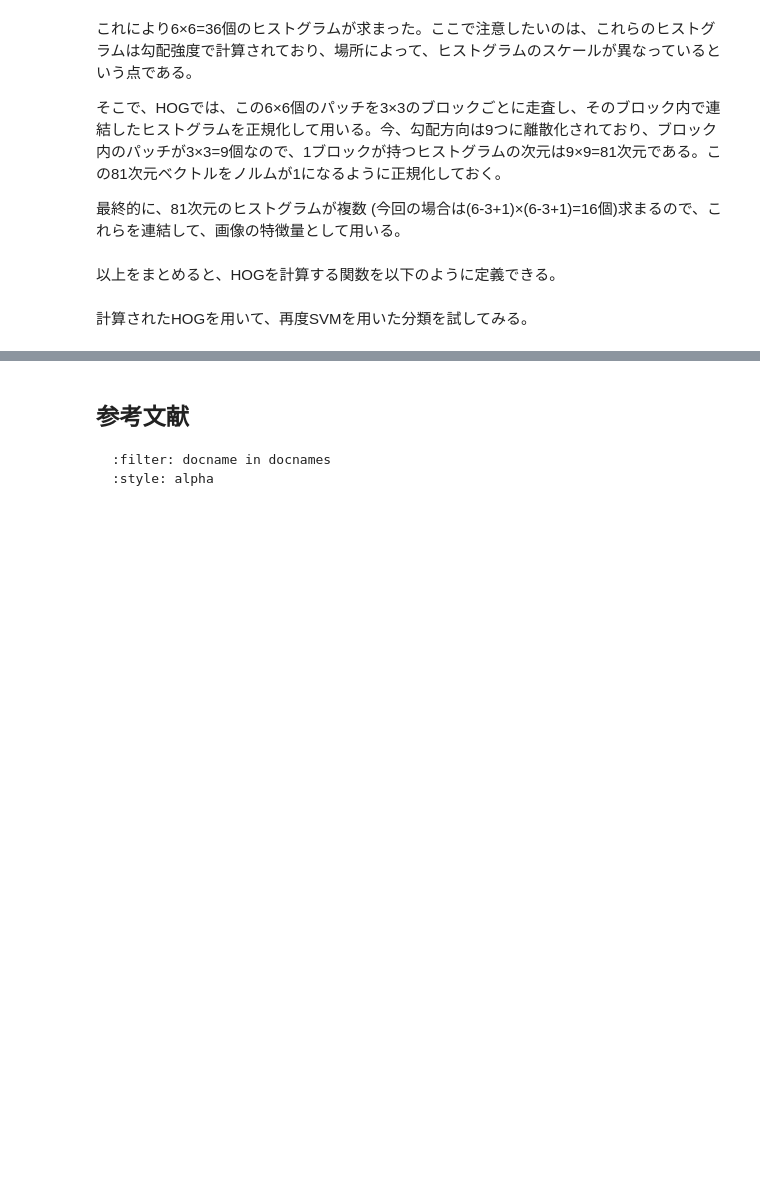
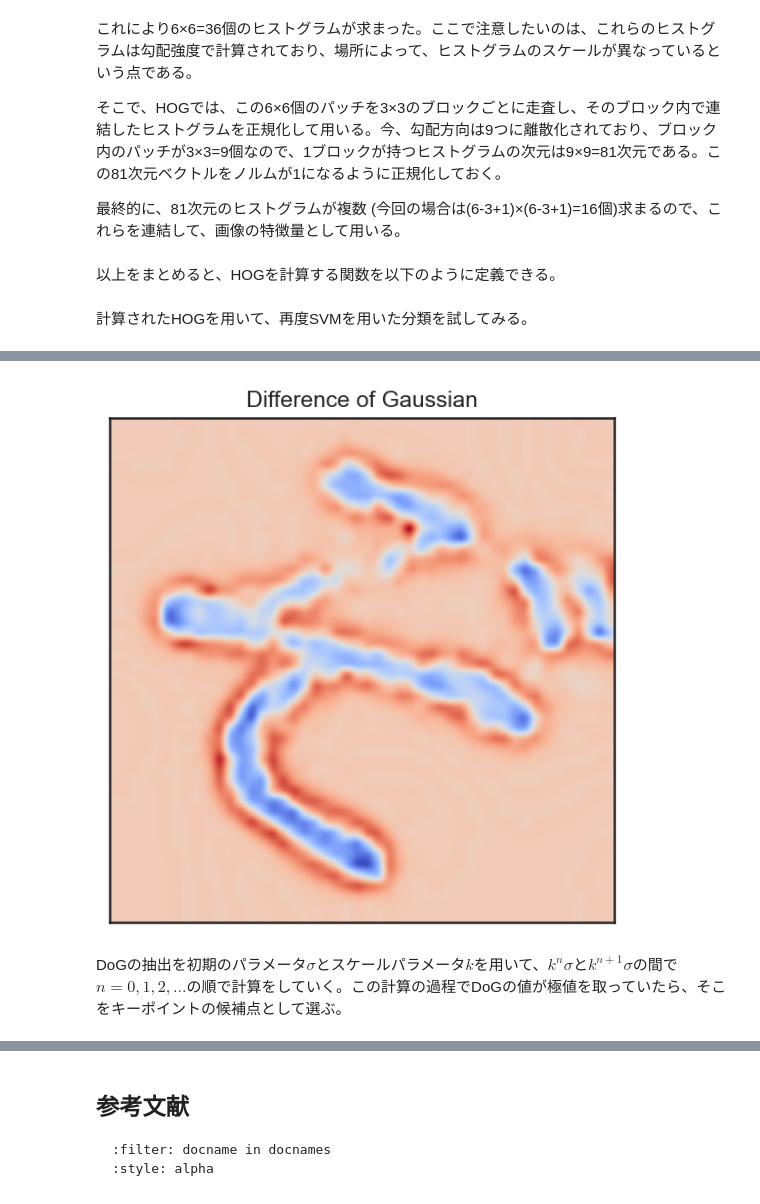
Before and after one commit to tatsy-classes/1284-sds-advml, a Jupyter notebook: contents/sec2/feature-extraction.ipynb, the cells around one changed output, grey strips where cells are left out. Cells and saved outputs as stored; diff of their text form; code cells hidden in the pictures; blank space fills up the shorter version.

```diff
--- a/contents/sec2/feature-extraction.ipynb
+++ b/contents/sec2/feature-extraction.ipynb
@@ -750,0 +750,15 @@ SIFT特徴量は各画像に対して求まる特徴量の個数が異なる (
+# %%
+im = cv2.resize(X[0].reshape((48, 48)), (256, 256))
+im = (im / 255.0).astype("float32")
+B1 = cv2.GaussianBlur(im, None, sigmaX=2.0)
+B2 = cv2.GaussianBlur(im, None, sigmaX=4.0)
+DoG = B1 - B2
+# %%
+fig, ax = plt.subplots()
+ax.imshow(DoG, cmap="coolwarm")
+ax.set(title="Difference of Gaussian", xticks=[], yticks=[])
+plt.show()
+# %% [output]
+[figure, added]
+# %% [markdown]
+DoGの抽出を初期のパラメータ$\sigma$とスケールパラメータ$k$を用いて、$k^n\sigma$と$k^{n+1}\sigma$の間で$n=0, 1, 2, ...$の順で計算をしていく。この計算の過程でDoGの値が極値を取っていたら、そこをキーポイントの候補点として選ぶ。
```
Also changed, not shown: parts of 76 cells of this notebook, 4 other files.
